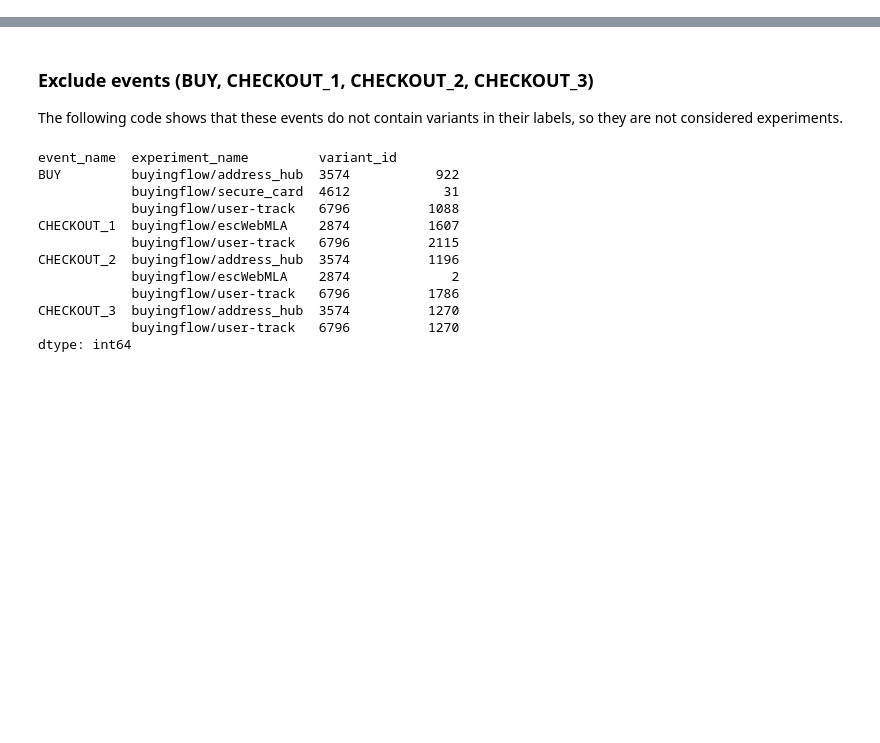
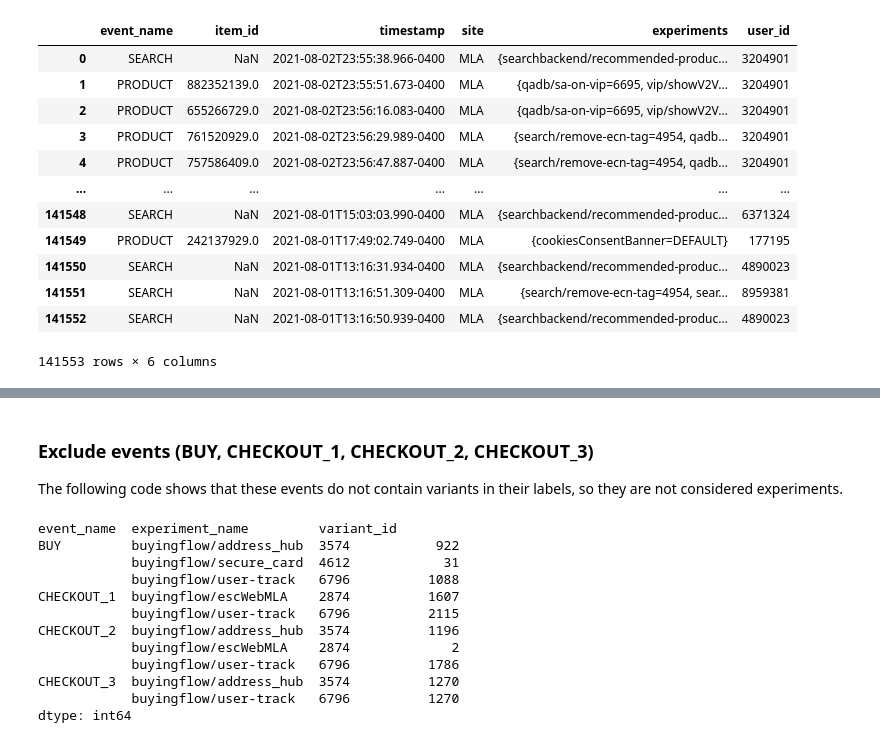
Before and after one commit to Cristhianrg1/experiments_ab_testing, a Jupyter notebook: notebooks/data_cleaning.ipynb, the cells around one changed output, grey strips where cells are left out. Cells and saved outputs as stored; diff of their text form; code cells hidden in the pictures; blank space fills up the shorter version.

```diff
--- a/notebooks/data_cleaning.ipynb
+++ b/notebooks/data_cleaning.ipynb
@@ -16 +16,17 @@ from modules.hypothesis_tester import determine_winner
+# %%
+get_data()
+# %% [output]
+|  | event_name | item_id | timestamp | site | experiments | user_id |
+| 0 | SEARCH | NaN | 2021-08-02T23:55:38.966-0400 | MLA | {searchbackend/recommended-produc... | 3204901 |
+| 1 | PRODUCT | 882352139.0 | 2021-08-02T23:55:51.673-0400 | MLA | {qadb/sa-on-vip=6695, vip/showV2V... | 3204901 |
+| 2 | PRODUCT | 655266729.0 | 2021-08-02T23:56:16.083-0400 | MLA | {qadb/sa-on-vip=6695, vip/showV2V... | 3204901 |
+| 3 | PRODUCT | 761520929.0 | 2021-08-02T23:56:29.989-0400 | MLA | {search/remove-ecn-tag=4954, qadb... | 3204901 |
+| 4 | PRODUCT | 757586409.0 | 2021-08-02T23:56:47.887-0400 | MLA | {search/remove-ecn-tag=4954, qadb... | 3204901 |
+| ... | ... | ... | ... | ... | ... | ... |
+| 141548 | SEARCH | NaN | 2021-08-01T15:03:03.990-0400 | MLA | {searchbackend/recommended-produc... | 6371324 |
+| 141549 | PRODUCT | 242137929.0 | 2021-08-01T17:49:02.749-0400 | MLA | {cookiesConsentBanner=DEFAULT} | 177195 |
+| 141550 | SEARCH | NaN | 2021-08-01T13:16:31.934-0400 | MLA | {searchbackend/recommended-produc... | 4890023 |
+| 141551 | SEARCH | NaN | 2021-08-01T13:16:51.309-0400 | MLA | {search/remove-ecn-tag=4954, sear... | 8959381 |
+| 141552 | SEARCH | NaN | 2021-08-01T13:16:50.939-0400 | MLA | {searchbackend/recommended-produc... | 4890023 |
+141553 rows × 6 columns
 # %%
```
Also changed, not shown: parts of 9 cells of this notebook, 16 other files.
